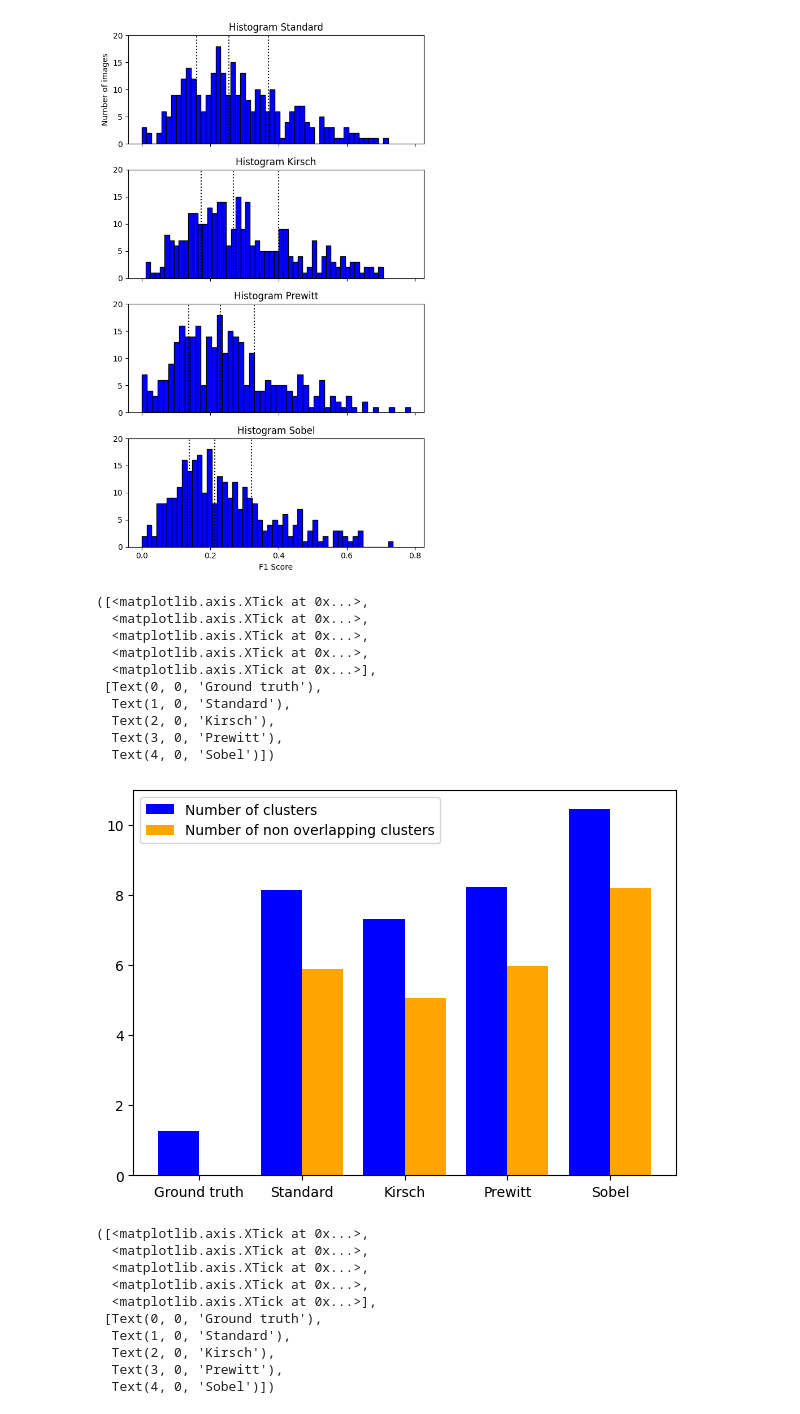
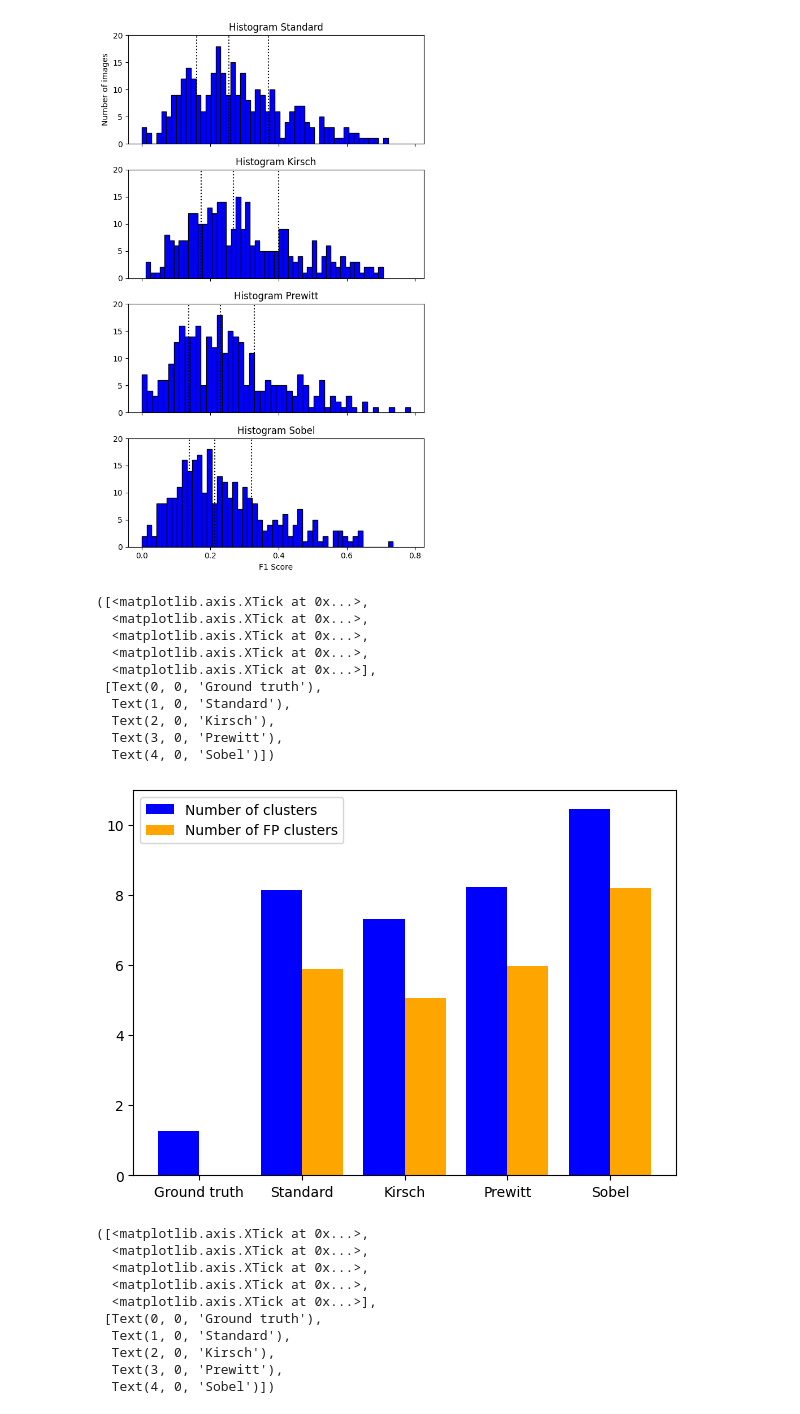
Before and after one commit to PaulZaha/CoronaryArteryDisease_v2, a Jupyter notebook: Models/Evaluation.ipynb, the cells around one changed output. Saved outputs shown, nothing was run; the diff lists cells and outputs as text; code cells hidden in the pictures.

```diff
--- a/Models/Evaluation.ipynb
+++ b/Models/Evaluation.ipynb
@@ -140,26 +142,26 @@ nonoverlaps_sizes = [0,9467,5678,8844,9401]
 # %%
 x = np.arange(5)
 bar_names = ['Ground truth','Standard','Kirsch','Prewitt','Sobel']
 
 fig = plt.figure(figsize=(7,5))
 plt.bar(x-0.2,clusters,width=0.4,color='blue')
 plt.bar(x+0.2,nonoverlaps,width=0.4,color='orange')
 
 
-plt.legend(['Number of clusters','Number of non overlapping clusters'])
+plt.legend(['Number of clusters','Number of FP clusters'])
 plt.xticks(x,bar_names)
 # %% [output]
 ([<matplotlib.axis.XTick at 0x...>,
   <matplotlib.axis.XTick at 0x...>,
   <matplotlib.axis.XTick at 0x...>,
   <matplotlib.axis.XTick at 0x...>,
   <matplotlib.axis.XTick at 0x...>],
  [Text(0, 0, 'Ground truth'),
   Text(1, 0, 'Standard'),
   Text(2, 0, 'Kirsch'),
   Text(3, 0, 'Prewitt'),
   Text(4, 0, 'Sobel')])
-[figure, old version]
+[figure, new version]
 # %%
 x = np.arange(5)
 bar_names = ['Ground truth','Standard','Kirsch','Prewitt','Sobel']
```
Also changed, not shown: parts of 2 cells of this notebook.
